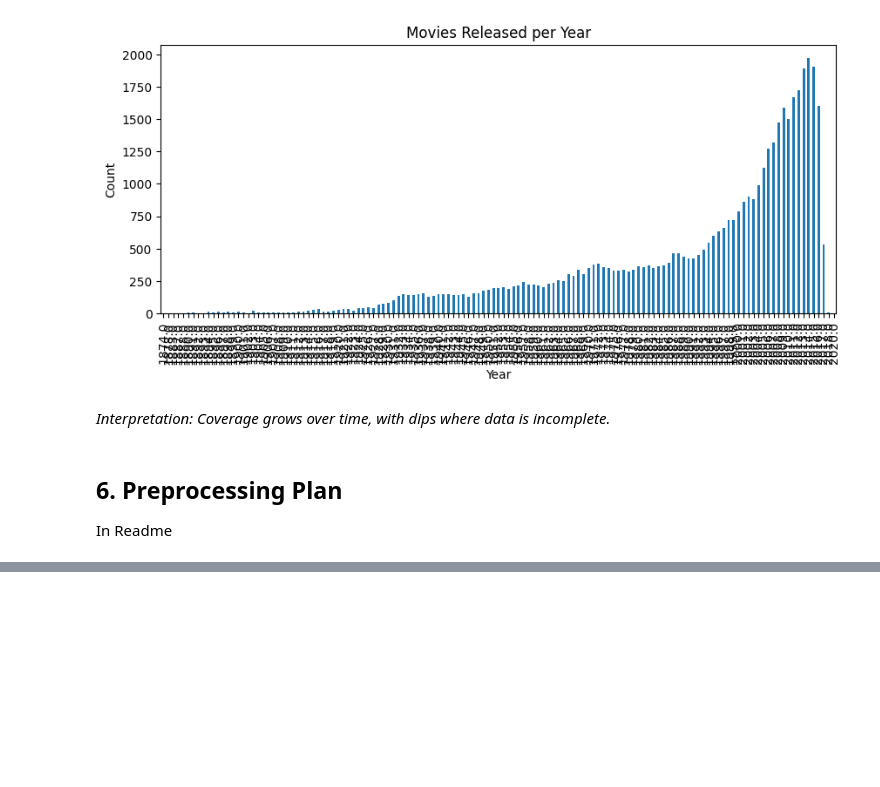
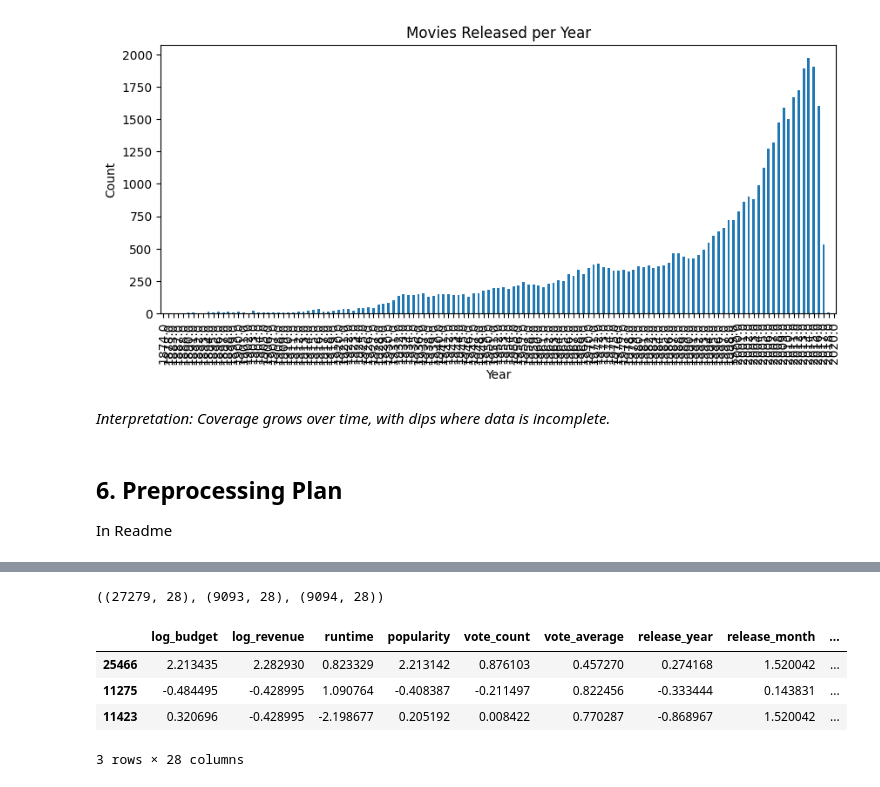
Before and after one commit to alzhao011/cse151-GroupProject, a Jupyter notebook: ms2_exploration.ipynb, the cells around one changed output, grey strips where cells are left out. Cells and saved outputs as stored; diff of their text form; code cells hidden in the pictures; blank space fills up the shorter version.

```diff
--- a/ms2_exploration.ipynb
+++ b/ms2_exploration.ipynb
@@ -143,0 +212,38 @@ In Readme
+# %%
+from sklearn.model_selection import train_test_split
+
+# target
+df["success"] = ((df["ROI"] >= 1.0) & (df["vote_average"] >= 6.0)).astype(int)
+
+# features
+num_cols = ["log_budget","log_revenue","runtime","popularity","vote_count","vote_average","release_year","release_month","release_quarter","ROI"]
+cat_cols = [c for c in df.columns if c.startswith("lang_") or c.startswith("genre_")]
+X = df[num_cols + cat_cols].fillna(0)
+y = df["success"]
+
+# splits
+X_train, X_tmp, y_train, y_tmp = train_test_split(X, y, test_size=0.4, random_state=0, stratify=y)
+X_val,   X_test, y_val,  y_test = train_test_split(X_tmp, y_tmp, test_size=0.5, random_state=0, stratify=y_tmp)
+
+X_train.shape, X_val.shape, X_test.shape
+# %% [output]
+((27279, 28), (9093, 28), (9094, 28))
+# %%
+from sklearn.preprocessing import StandardScaler
+
+scaler = StandardScaler()
+X_train_s = X_train.copy()
+X_val_s   = X_val.copy()
+X_test_s  = X_test.copy()
+
+X_train_s[num_cols] = scaler.fit_transform(X_train[num_cols])
+X_val_s[num_cols]   = scaler.transform(X_val[num_cols])
+X_test_s[num_cols]  = scaler.transform(X_test[num_cols])
+
+X_train_s.head(3)
+# %% [output]
+|  | log_budget | log_revenue | runtime | popularity | vote_count | vote_average | release_year | release_month | ... |
+| 25466 | 2.213435 | 2.282930 | 0.823329 | 2.213142 | 0.876103 | 0.457270 | 0.274168 | 1.520042 | ... |
+| 11275 | -0.484495 | -0.428995 | 1.090764 | -0.408387 | -0.211497 | 0.822456 | -0.333444 | 0.143831 | ... |
+| 11423 | 0.320696 | -0.428995 | -2.198677 | 0.205192 | 0.008422 | 0.770287 | -0.868967 | 1.520042 | ... |
+3 rows × 28 columns
```
Also changed, not shown: parts of 6 cells of this notebook, 1 other file.
